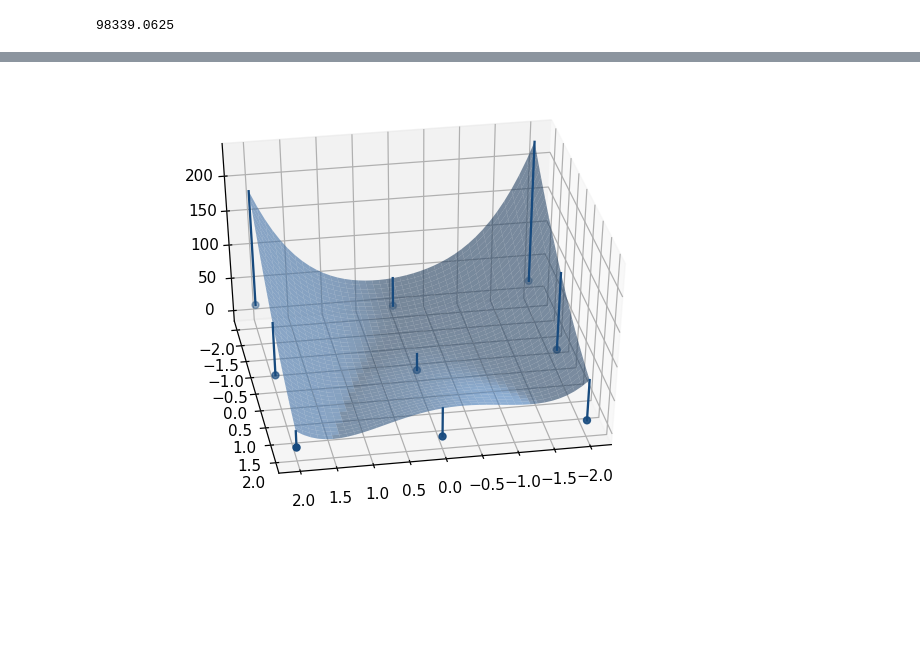
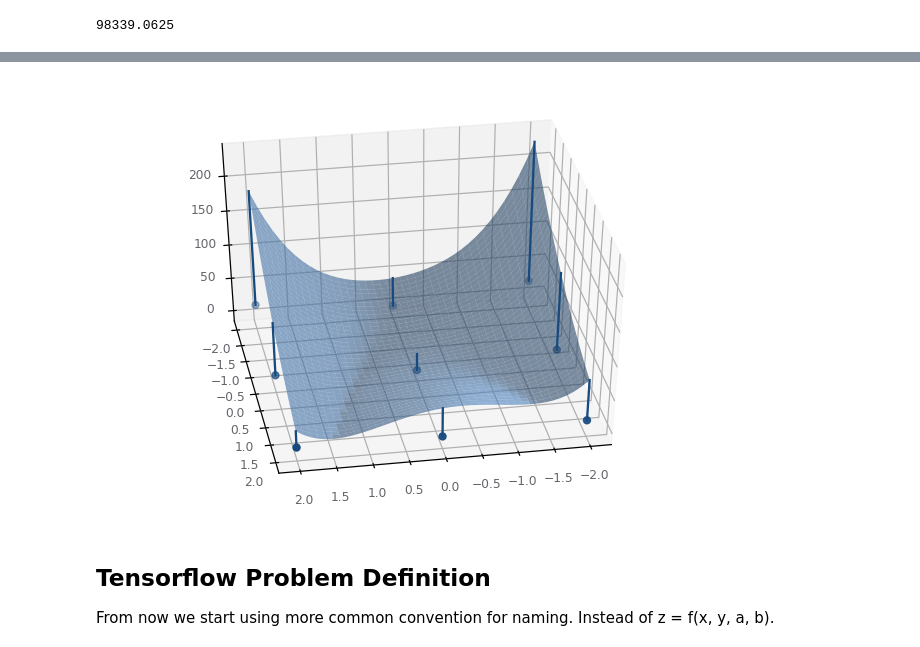
Before and after one commit to empathy87/nn-samples, a Jupyter notebook: tf/[Tutorial] Levenberg-Marquardt.ipynb, the cells around one changed output, grey strips where cells are left out. Saved outputs shown, nothing was run; the diff lists cells and outputs as text; code cells hidden in the pictures; blank space fills up the shorter version.

```diff
--- a/tf/[Tutorial] Levenberg-Marquardt.ipynb
+++ b/tf/[Tutorial] Levenberg-Marquardt.ipynb
@@ -38,19 +49,24 @@ Suppose we performed an experiment and have as set of <i>m</i> data points, <i>(
 # %%
-# let's generate some data points
+# generate some data points from an "experiment"
 data_points = np.array([[x, y, rosenbrock(x, y, 0.5, 0.5)]
                        for x in np.arange(-2, 2.1, 2)
                        for y in np.arange(-2, 2.1, 2)])
 m = data_points.shape[0]
-# now, please, forget about values (0.5, 0.5) for a and b
-# let's suppose that they are unknown for us and our goal is to find them
 
-# we make initial guess and calculate prediction and residuals
-a, b = 5, 5
-z_hat = rosenbrock(data_points[:,0], data_points[:,1], a, b)
+# now, please, forget about actual paramenters (0.5, 0.5)
+# suppose they are unknown and our goal is to estimate them
+# using only data_points and knowledge knowledge about our model
+
+# we start with guessing
+a_guess, b_guess = 5, 5
+# predictions usually have -hat suffix
+z_hat = rosenbrock(data_points[:,0], data_points[:,1], a_guess, b_guess)
+# residual is the difference between the measured value and the predicted value
 r = data_points[:,2] - z_hat
-# calculate the sum of squares
+# calculate the squared residuals sum in one line of code
+# by multiplying a row vectory by itself column vector
 loss = r.dot(r.T)
-# our goal is to minimize it
+# our guess is bad :(. Let's try another guess?
 print(loss)
 # %% [output]
 98339.0625
@@ -57,19 +76,20 @@ print(loss)
 # %%
-# the situation could be depicted following way:
-# the surface is our model based on initial guess a = 5, b = 5
-# the dots are our data
-# the lines are residuals
-# as you can see, our initial guess is very bad
-fig = plt.figure(figsize=(7, 5), dpi=110)
-ax = fig.add_subplot(111, projection='3d')
-ax.view_init(40, 80)
-ax.scatter(data_points[:,0], data_points[:,1], data_points[:,2],
-           color='#174A7E')
-z_hat_grid = rosenbrock(x_grid, y_grid, a, b)
-ax.plot_surface(x_grid, y_grid, z_hat_grid, alpha=0.6, color='#4A81BF')
+ax = prepare_3d_plot_for_rosenbrock()
+# plot data points from an experiment
+ax.scatter(data_points[:,0],
+           data_points[:,1],
+           data_points[:,2],
+           color=BLUE2)
+# plot our model surface
+z_hat_grid = rosenbrock(x_grid, y_grid, a_guess, b_guess)
+ax.plot_surface(x_grid, y_grid, z_hat_grid, alpha=0.6, color=BLUE1)
+# plot residuals as lines
 for i in range(m):
     ax.plot([data_points[i, 0], data_points[i, 0]],
             [data_points[i, 1], data_points[i, 1]],
-            [data_points[i, 2], z_hat[i]], c='#174A7E')
+            [data_points[i, 2], z_hat[i]], c=BLUE2)
 # %% [output]
-[figure, old version]
+[figure, new version]
+# %% [markdown]
+<h2>Tensorflow Problem Definition</h2>
+From now we start using more common convention for naming. Instead of z = f(x, y, a, b).
```
Also changed, not shown: parts of 9 cells of this notebook.
